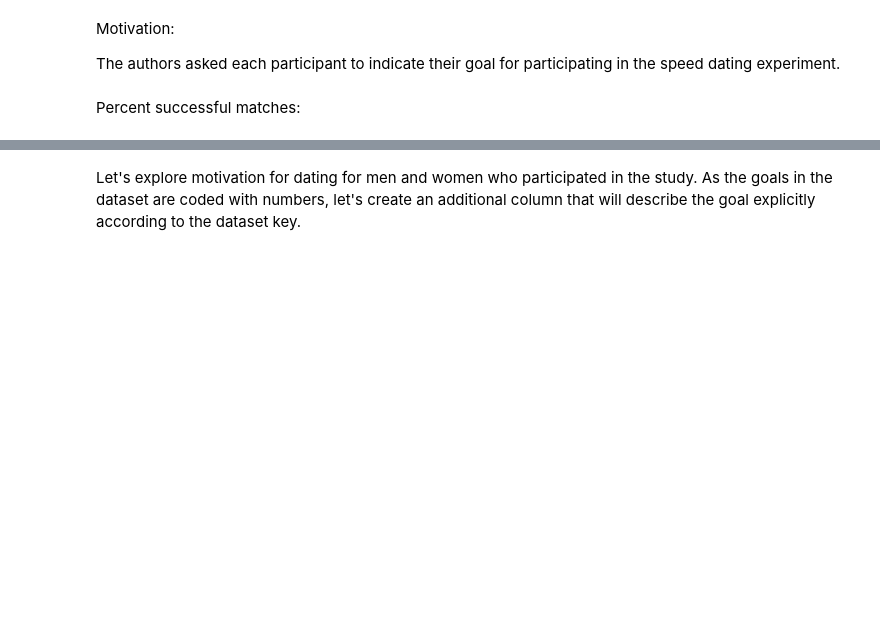
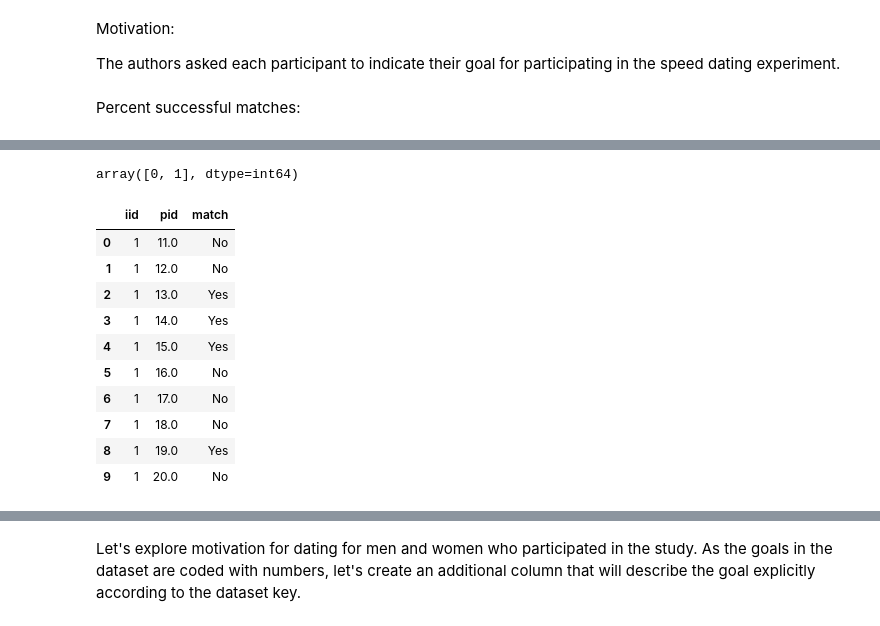
Before and after one commit to YuliyaSheichenka/Certification_Bloc_2, a Jupyter notebook: 01-Project_speed_dating_views_evolution.ipynb, the cells around one changed output, grey strips where cells are left out. Cells and saved outputs as stored; diff of their text form; code cells hidden in the pictures; blank space fills up the shorter version.

Commit message:
added df for counting percent of matches, added histograms by field of study

```diff
--- a/01-Project_speed_dating_views_evolution.ipynb
+++ b/01-Project_speed_dating_views_evolution.ipynb
@@ -208,0 +284,2 @@ Percent successful matches:
+# %%
+df_match=df[["iid", "pid", "match"]]
@@ -208,0 +315,3 @@ Percent successful matches:
+# %%
+df_match = df_match.loc[~pd.DataFrame(np.sort(df_match.iloc[:, :3])).duplicated()]
+#df_match.reset_index(inplace=True)
@@ -208,0 +322,2 @@ Percent successful matches:
+# %%
+df_match.reset_index(drop=True, inplace=True)
@@ -208,0 +346,20 @@ Percent successful matches:
+# %%
+df_match["match"].unique()
+# %% [output]
+array([0, 1], dtype=int64)
+# %%
+df_match["match"] = df_match["match"].apply(lambda x: "Yes" if x ==1 else "No")
+# %%
+df_match.head(10)
+# %% [output]
+|  | iid | pid | match |
+| 0 | 1 | 11.0 | No |
+| 1 | 1 | 12.0 | No |
+| 2 | 1 | 13.0 | Yes |
+| 3 | 1 | 14.0 | Yes |
+| 4 | 1 | 15.0 | Yes |
+| 5 | 1 | 16.0 | No |
+| 6 | 1 | 17.0 | No |
+| 7 | 1 | 18.0 | No |
+| 8 | 1 | 19.0 | Yes |
+| 9 | 1 | 20.0 | No |
```
Also changed, not shown: parts of 32 cells of this notebook.
